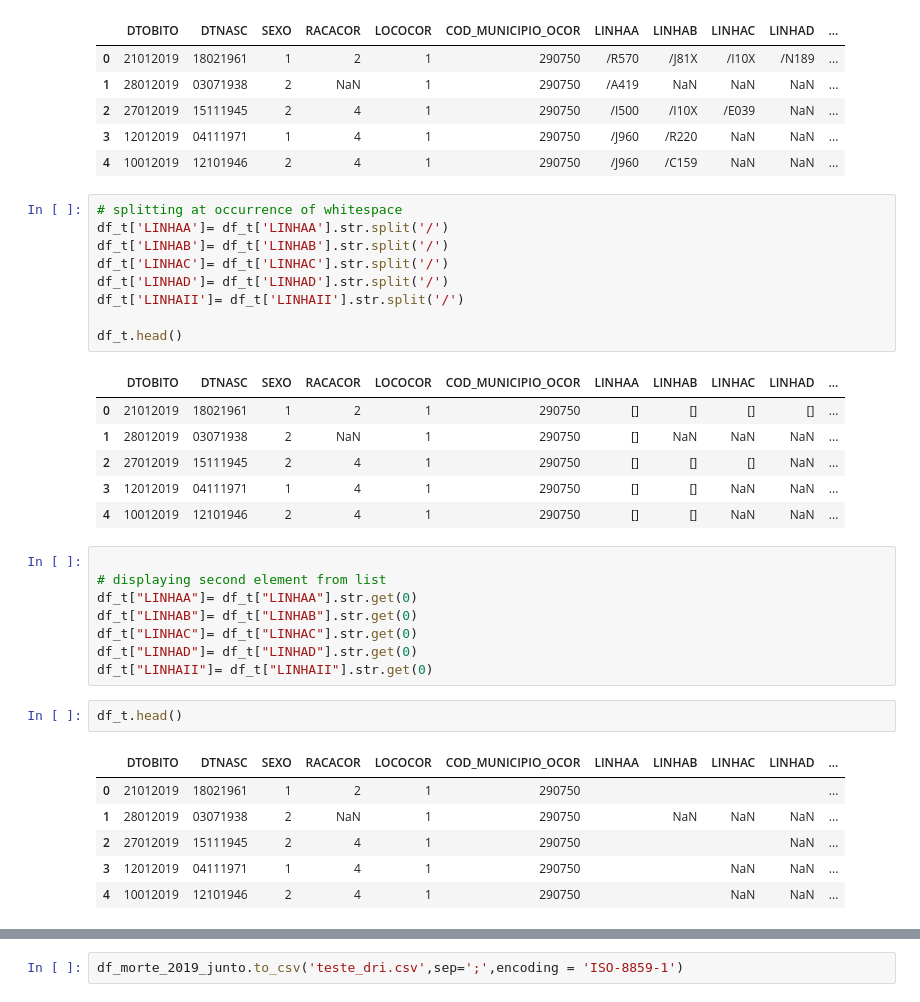
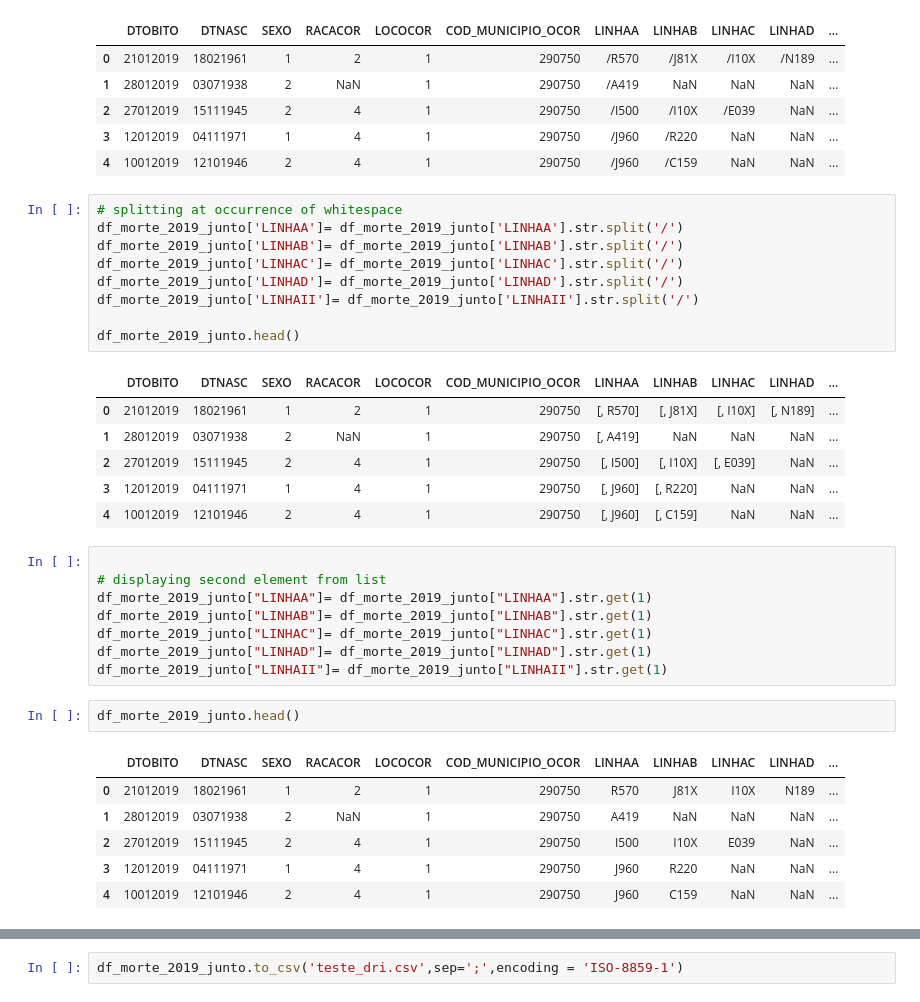
Before and after one commit to drianc/TCC-PUC-MINAS, a Jupyter notebook: TCC_Ciencia_Dados_PUC_Minas.ipynb, the cells around one changed output, grey strips where cells are left out. Drawn from its saved outputs; the diff is of its cells as text.

```diff
--- a/TCC_Ciencia_Dados_PUC_Minas.ipynb
+++ b/TCC_Ciencia_Dados_PUC_Minas.ipynb
@@ -355,35 +326,35 @@ df_morte_2019_junto.head()
 | 4 | 10012019 | 12101946 | 2 | 4 | 1 | 290750 | /J960 | /C159 | NaN | NaN | ... |
 # %%
 # splitting at occurrence of whitespace
-df_t['LINHAA']= df_t['LINHAA'].str.split('/')
-df_t['LINHAB']= df_t['LINHAB'].str.split('/')
-df_t['LINHAC']= df_t['LINHAC'].str.split('/')
-df_t['LINHAD']= df_t['LINHAD'].str.split('/')
-df_t['LINHAII']= df_t['LINHAII'].str.split('/')
+df_morte_2019_junto['LINHAA']= df_morte_2019_junto['LINHAA'].str.split('/')
+df_morte_2019_junto['LINHAB']= df_morte_2019_junto['LINHAB'].str.split('/')
+df_morte_2019_junto['LINHAC']= df_morte_2019_junto['LINHAC'].str.split('/')
+df_morte_2019_junto['LINHAD']= df_morte_2019_junto['LINHAD'].str.split('/')
+df_morte_2019_junto['LINHAII']= df_morte_2019_junto['LINHAII'].str.split('/')
 
-df_t.head()
+df_morte_2019_junto.head()
 # %% [output]
 |  | DTOBITO | DTNASC | SEXO | RACACOR | LOCOCOR | COD_MUNICIPIO_OCOR | LINHAA | LINHAB | LINHAC | LINHAD | ... |
-| 0 | 21012019 | 18021961 | 1 | 2 | 1 | 290750 | [] | [] | [] | [] | ... |
-| 1 | 28012019 | 03071938 | 2 | NaN | 1 | 290750 | [] | NaN | NaN | NaN | ... |
-| 2 | 27012019 | 15111945 | 2 | 4 | 1 | 290750 | [] | [] | [] | NaN | ... |
-| 3 | 12012019 | 04111971 | 1 | 4 | 1 | 290750 | [] | [] | NaN | NaN | ... |
-| 4 | 10012019 | 12101946 | 2 | 4 | 1 | 290750 | [] | [] | NaN | NaN | ... |
+| 0 | 21012019 | 18021961 | 1 | 2 | 1 | 290750 | [, R570] | [, J81X] | [, I10X] | [, N189] | ... |
+| 1 | 28012019 | 03071938 | 2 | NaN | 1 | 290750 | [, A419] | NaN | NaN | NaN | ... |
+| 2 | 27012019 | 15111945 | 2 | 4 | 1 | 290750 | [, I500] | [, I10X] | [, E039] | NaN | ... |
+| 3 | 12012019 | 04111971 | 1 | 4 | 1 | 290750 | [, J960] | [, R220] | NaN | NaN | ... |
+| 4 | 10012019 | 12101946 | 2 | 4 | 1 | 290750 | [, J960] | [, C159] | NaN | NaN | ... |
 # %%
 
 # displaying second element from list
-df_t["LINHAA"]= df_t["LINHAA"].str.get(0)
-df_t["LINHAB"]= df_t["LINHAB"].str.get(0)
-df_t["LINHAC"]= df_t["LINHAC"].str.get(0)
-df_t["LINHAD"]= df_t["LINHAD"].str.get(0)
-df_t["LINHAII"]= df_t["LINHAII"].str.get(0)
+df_morte_2019_junto["LINHAA"]= df_morte_2019_junto["LINHAA"].str.get(1)
+df_morte_2019_junto["LINHAB"]= df_morte_2019_junto["LINHAB"].str.get(1)
+df_morte_2019_junto["LINHAC"]= df_morte_2019_junto["LINHAC"].str.get(1)
+df_morte_2019_junto["LINHAD"]= df_morte_2019_junto["LINHAD"].str.get(1)
+df_morte_2019_junto["LINHAII"]= df_morte_2019_junto["LINHAII"].str.get(1)
 # %%
-df_t.head()
+df_morte_2019_junto.head()
 # %% [output]
 |  | DTOBITO | DTNASC | SEXO | RACACOR | LOCOCOR | COD_MUNICIPIO_OCOR | LINHAA | LINHAB | LINHAC | LINHAD | ... |
-| 0 | 21012019 | 18021961 | 1 | 2 | 1 | 290750 |  |  |  |  | ... |
-| 1 | 28012019 | 03071938 | 2 | NaN | 1 | 290750 |  | NaN | NaN | NaN | ... |
-| 2 | 27012019 | 15111945 | 2 | 4 | 1 | 290750 |  |  |  | NaN | ... |
-| 3 | 12012019 | 04111971 | 1 | 4 | 1 | 290750 |  |  | NaN | NaN | ... |
-| 4 | 10012019 | 12101946 | 2 | 4 | 1 | 290750 |  |  | NaN | NaN | ... |
+| 0 | 21012019 | 18021961 | 1 | 2 | 1 | 290750 | R570 | J81X | I10X | N189 | ... |
+| 1 | 28012019 | 03071938 | 2 | NaN | 1 | 290750 | A419 | NaN | NaN | NaN | ... |
+| 2 | 27012019 | 15111945 | 2 | 4 | 1 | 290750 | I500 | I10X | E039 | NaN | ... |
+| 3 | 12012019 | 04111971 | 1 | 4 | 1 | 290750 | J960 | R220 | NaN | NaN | ... |
+| 4 | 10012019 | 12101946 | 2 | 4 | 1 | 290750 | J960 | C159 | NaN | NaN | ... |
 # %%
```
Also changed, not shown: parts of 13 cells of this notebook.
